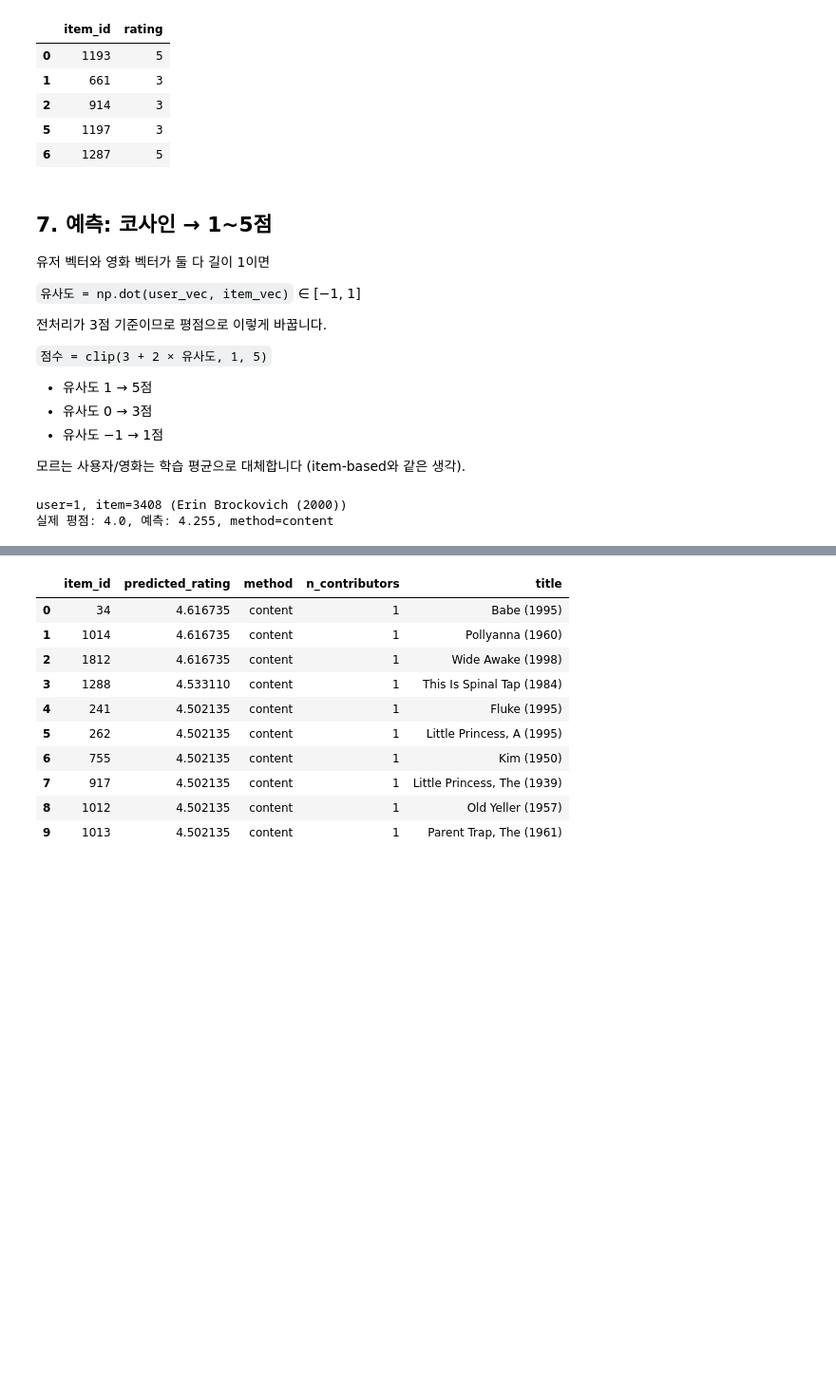
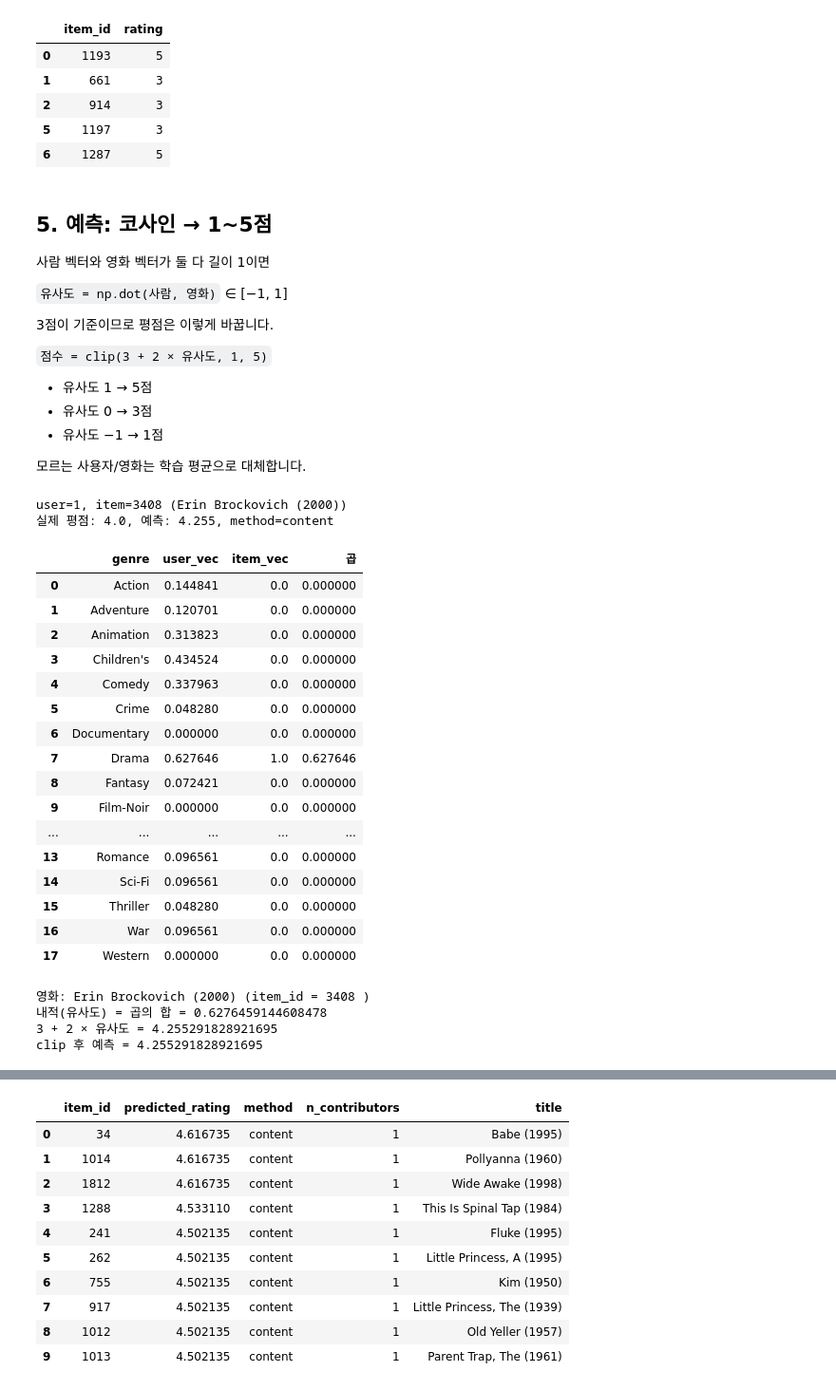
Before and after one commit to leegyeongwon/machine_learning_term_project, a Jupyter notebook: notebooks/content_based_walkthrough.ipynb, the cells around one changed output, grey strips where cells are left out. Shown at 95% size. Cells and saved outputs as stored; diff of their text form; code cells hidden in the pictures; blank space fills up the shorter version.

Commit message:
평점 기반으로 content based filtering

```diff
--- a/notebooks/content_based_walkthrough.ipynb
+++ b/notebooks/content_based_walkthrough.ipynb
@@ -18,16 +14,16 @@ from pathlib import Path
 
 import numpy as np
 import pandas as pd
-from sklearn.preprocessing import MultiLabelBinarizer
 
 ROOT = Path.cwd()
 if (ROOT / "src").exists() is False:
     ROOT = ROOT.parent
 
 RAW_DIR = ROOT / "preprocessing_and_data" / "movielens-1m"
+PROCESSED = ROOT / "data" / "processed"
+
 print("프로젝트 루트:", ROOT)
-print("원본 데이터:", RAW_DIR)
-print("movies.dat 있음:", (RAW_DIR / "movies.dat").exists())
-print("ratings.dat 있음:", (RAW_DIR / "ratings.dat").exists())
+print("영화 npz:", (PROCESSED / "movies_multihot_data.npz").exists())
+print("평점 원본:", (RAW_DIR / "ratings.dat").exists())
 # %% [output]
 프로젝트 루트: c:\Users\MYCOM\Desktop\학교\4-1\머신러닝\project\machine_learning_term_project
@@ -147,0 +86,10 @@ titles = movies["title"].to_numpy()
+# %%
+movie_multihot = (movie_multihot_norm > 1e-12).astype(int)
+movie_feature_df = pd.DataFrame(
+    movie_multihot,
+    index=item_ids,
+    columns=genre_cols,
+)
+print("첫 영화:", titles[0])
+print(movie_feature_df.iloc[0][movie_feature_df.iloc[0] == 1])
+movie_feature_df.head()
@@ -216,7 +175,6 @@ train = train.copy()
 train["adjusted_rating"] = train["rating"] - 3.0
 
 merged = train.merge(movie_feature_df, left_on="item_id", right_index=True)
-genre_cols = list(mlb.classes_)
 for col in genre_cols:
     merged[col] = merged[col] * merged["adjusted_rating"]
 
@@ -274,13 +248,13 @@ Name: 1, dtype: float64
 | 5 | 1197 | 3 |
 | 6 | 1287 | 5 |
 # %% [markdown]
-## 7. 예측: 코사인 → 1~5점
+## 5. 예측: 코사인 → 1~5점
 
-유저 벡터와 영화 벡터가 둘 다 길이 1이면
+사람 벡터와 영화 벡터가 둘 다 길이 1이면
 
-`유사도 = np.dot(user_vec, item_vec)`  ∈ [−1, 1]
+`유사도 = np.dot(사람, 영화)`  ∈ [−1, 1]
 
-전처리가 3점 기준이므로 평점으로 이렇게 바꿉니다.
+3점이 기준이므로 평점은 이렇게 바꿉니다.
 
 `점수 = clip(3 + 2 × 유사도, 1, 5)`
 
@@ -288,7 +262,7 @@ Name: 1, dtype: float64
 - 유사도 0 → 3점
 - 유사도 −1 → 1점
 
-모르는 사용자/영화는 학습 평균으로 대체합니다 (item-based와 같은 생각).
+모르는 사용자/영화는 학습 평균으로 대체합니다.
 # %%
 global_mean = float(train["rating"].mean())
 user_means = train.groupby("user_id")["rating"].mean().to_dict()
@@ -321,4 +295,52 @@ print(f"실제 평점: {actual}, 예측: {pred:.3f}, method={method}")
 # %% [output]
 user=1, item=3408 (Erin Brockovich (2000))
 실제 평점: 4.0, 예측: 4.255, method=content
+# %%
+uid = 1
+sample_item = int(test.loc[test["user_id"] == uid, "item_id"].iloc[0])
+
+u = user_index[uid]
+i = item_index[sample_item]
+
+user_vec = user_profiles_norm[u]
+item_vec = movie_multihot_norm[i]
+
+calc = pd.DataFrame({
+    "genre": genre_cols,
+    "user_vec": user_vec,
+    "item_vec": item_vec,
+    "곱": user_vec * item_vec,
+})
+display(calc)
+
+sim = float(np.dot(user_vec, item_vec))
+raw_score = 3.0 + 2.0 * sim
+score = float(np.clip(raw_score, 1, 5))
+
+print("영화:", titles[i], "(item_id =", sample_item, ")")
+print("내적(유사도) = 곱의 합 =", sim)
+print("3 + 2 × 유사도 =", raw_score)
+print("clip 후 예측 =", score)
+# %% [output]
+|  | genre | user_vec | item_vec | 곱 |
+| 0 | Action | 0.144841 | 0.0 | 0.000000 |
+| 1 | Adventure | 0.120701 | 0.0 | 0.000000 |
+| 2 | Animation | 0.313823 | 0.0 | 0.000000 |
+| 3 | Children's | 0.434524 | 0.0 | 0.000000 |
+| 4 | Comedy | 0.337963 | 0.0 | 0.000000 |
+| 5 | Crime | 0.048280 | 0.0 | 0.000000 |
+| 6 | Documentary | 0.000000 | 0.0 | 0.000000 |
+| 7 | Drama | 0.627646 | 1.0 | 0.627646 |
+| 8 | Fantasy | 0.072421 | 0.0 | 0.000000 |
+| 9 | Film-Noir | 0.000000 | 0.0 | 0.000000 |
+| ... | ... | ... | ... | ... |
+| 13 | Romance | 0.096561 | 0.0 | 0.000000 |
+| 14 | Sci-Fi | 0.096561 | 0.0 | 0.000000 |
+| 15 | Thriller | 0.048280 | 0.0 | 0.000000 |
+| 16 | War | 0.096561 | 0.0 | 0.000000 |
+| 17 | Western | 0.000000 | 0.0 | 0.000000 |
+영화: Erin Brockovich (2000) (item_id = 3408 )
+내적(유사도) = 곱의 합 = 0.6276459144608478
+3 + 2 × 유사도 = 4.255291828921695
+clip 후 예측 = 4.255291828921695
 # %% [markdown]
```
Also changed, not shown: parts of 31 cells of this notebook, 7 other files.
